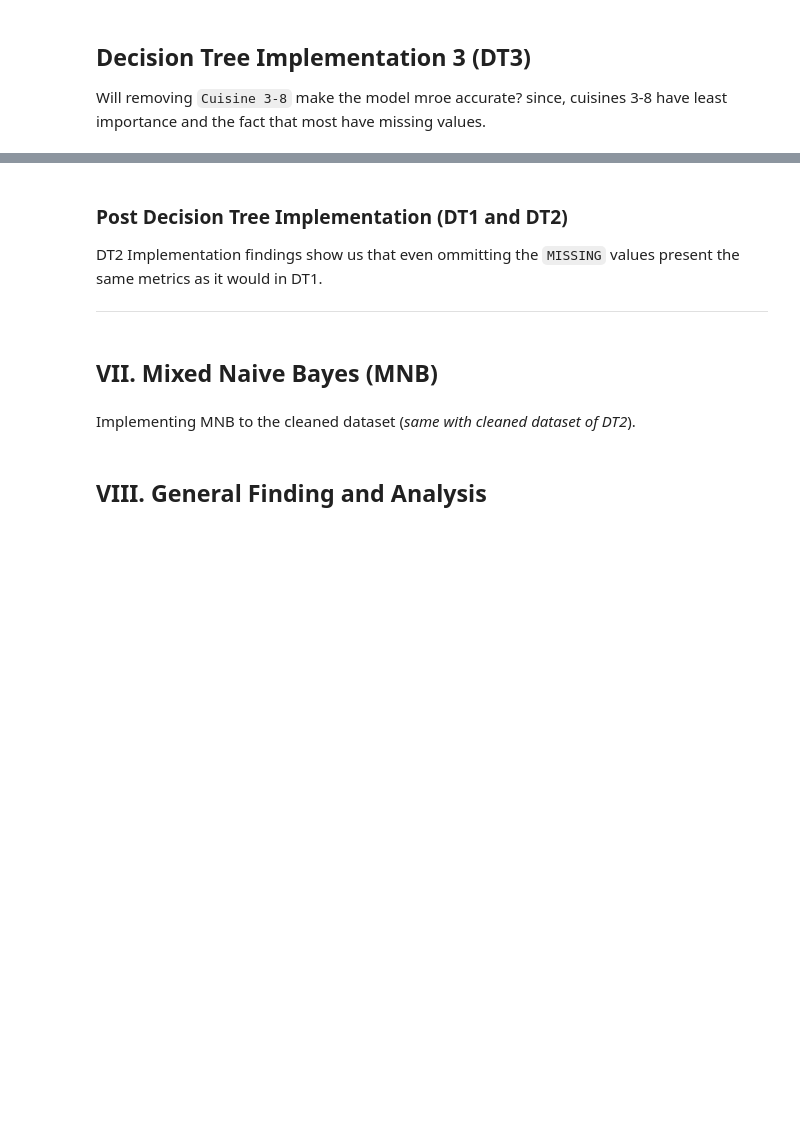
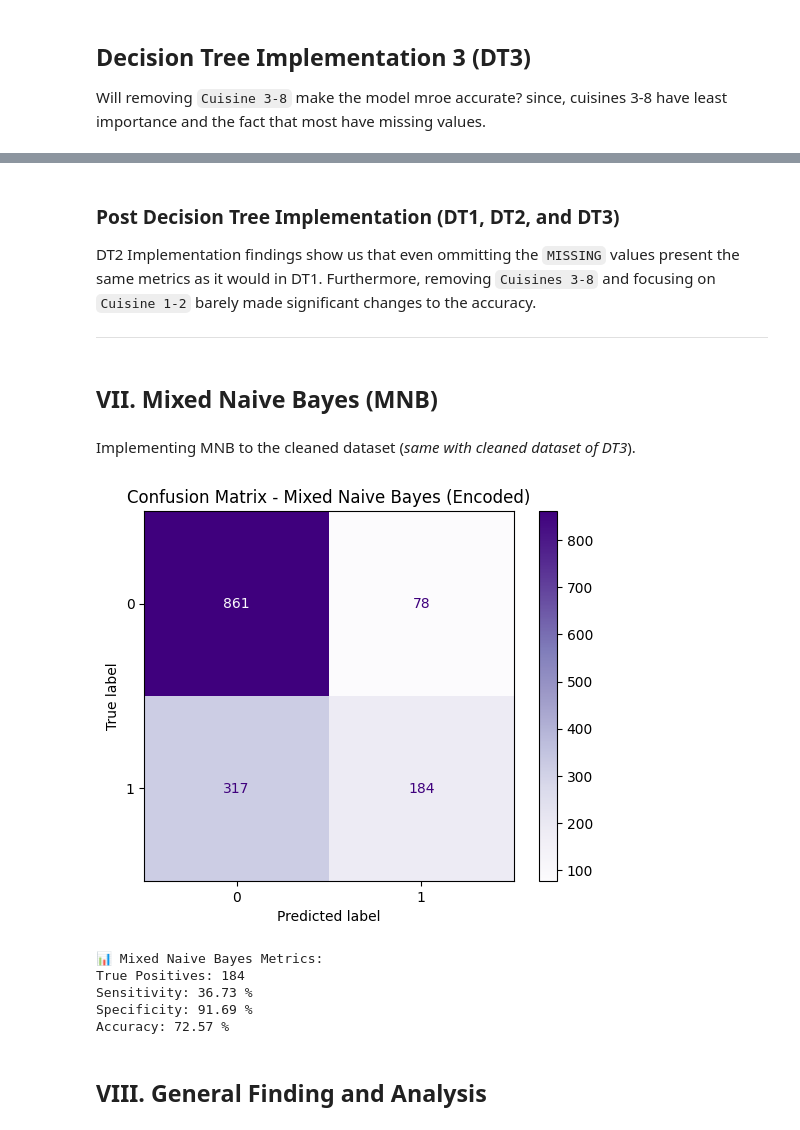
Before and after one commit to louis-uwie/CSCI111-Zomato-Recommendation-Analysis, a Jupyter notebook: LOZADA, BINWAG, CSCI 211 - On Zomato.ipynb, the cells around one changed output, grey strips where cells are left out. Saved outputs shown, nothing was run; the diff lists cells and outputs as text; code cells hidden in the pictures; blank space fills up the shorter version.

```diff
--- a/LOZADA, BINWAG, CSCI 211 - On Zomato.ipynb
+++ b/LOZADA, BINWAG, CSCI 211 - On Zomato.ipynb
@@ -839,13 +840,65 @@ Sensitivity: 42.32 %
 Specificity: 73.06 %
 Accuracy: 62.36 %
 # %% [markdown]
-### **Post Decision Tree Implementation (DT1 and DT2)**
+### **Post Decision Tree Implementation (DT1, DT2, and DT3)**
 
-DT2 Implementation findings show us that even ommitting the ` MISSING ` values present the same metrics as it would in DT1.
+DT2 Implementation findings show us that even ommitting the ` MISSING ` values present the same metrics as it would in DT1. Furthermore, removing `Cuisines 3-8` and focusing on ` Cuisine 1-2 ` barely made significant changes to the accuracy.
 
 
 ---
 # %% [markdown]
 ## **VII. Mixed Naive Bayes (MNB)**
-# %% [markdown]
-Implementing MNB to the cleaned dataset (_same with cleaned dataset of DT2_).
+# %% [markdown]
+Implementing MNB to the cleaned dataset (_same with cleaned dataset of DT3_).
+# %%
+# Select features
+X_cat = zomato_for_eda[['Cuisine1', 'Cuisine2', 'Locality in Pune']].copy()
+X_num = zomato_for_eda[['Pricing_for_2']]
+y = zomato_for_eda['isHighRating']
+
+# Categorical values using LabelEncoder
+for col in X_cat.columns:
+    le = LabelEncoder()
+    X_cat[col] = le.fit_transform(X_cat[col].astype(str))  # Ensures all values are strings and encodable
+
+# Concatenate all features
+X_full = pd.concat([X_cat, X_num], axis=1)
+
+# Identify categorical feature indices
+categorical_indices = list(range(X_cat.shape[1]))  # [0, 1, 2]
+
+# Train-test split
+X_train, X_test, y_train, y_test = train_test_split(X_full, y, test_size=0.3, random_state=45)
+
+# Train MixedNB
+mnb = MixedNB(categorical_features=categorical_indices)
+mnb.fit(X_train.values, y_train)
+
+# Predict and evaluate
+y_pred = mnb.predict(X_test.values)
+
+cm = confusion_matrix(y_test, y_pred)
+cm_display = ConfusionMatrixDisplay(cm, display_labels=[0, 1])
+cm_display.plot(cmap=plt.cm.Purples)
+plt.title("Confusion Matrix - Mixed Naive Bayes (Encoded)")
+plt.show()
+# %% [output]
+[figure, added]
+# %%
+# Metrics
+tn, fp, fn, tp = cm.ravel()
+sensitivity = tp / (tp + fn)
+specificity = tn / (tn + fp)
+accuracy = accuracy_score(y_test, y_pred)
+
+print(f"📊 Mixed Naive Bayes Metrics:")
+print(f"True Positives: {tp}")
+print(f"Sensitivity: {sensitivity*100:.2f} %")
+print(f"Specificity: {specificity*100:.2f} %")
+print(f"Accuracy: {accuracy*100:.2f} %")
+# %% [output]
+📊 Mixed Naive Bayes Metrics:
+True Positives: 184
+Sensitivity: 36.73 %
+Specificity: 91.69 %
+Accuracy: 72.57 %
```
Also changed, not shown: parts of 6 cells of this notebook.
